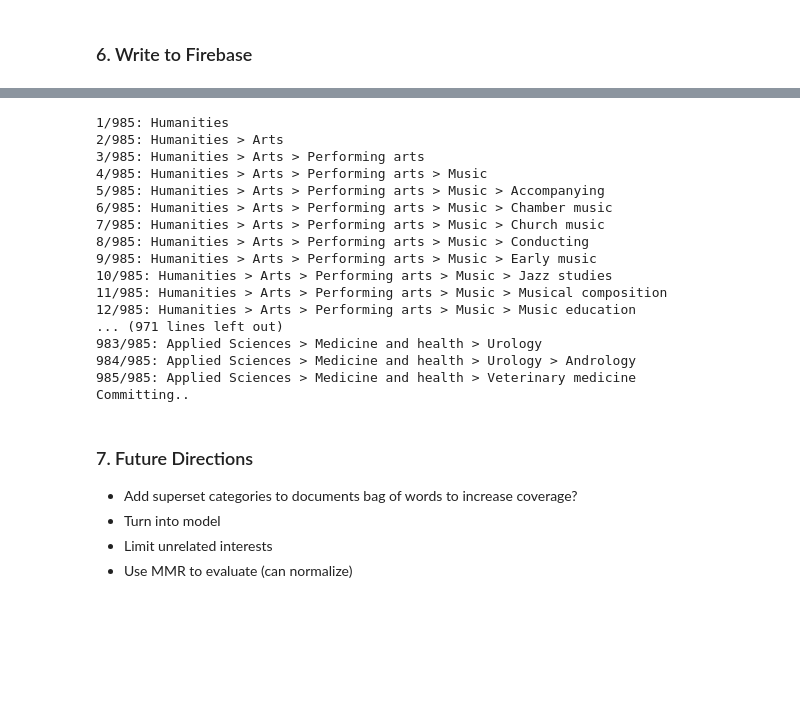
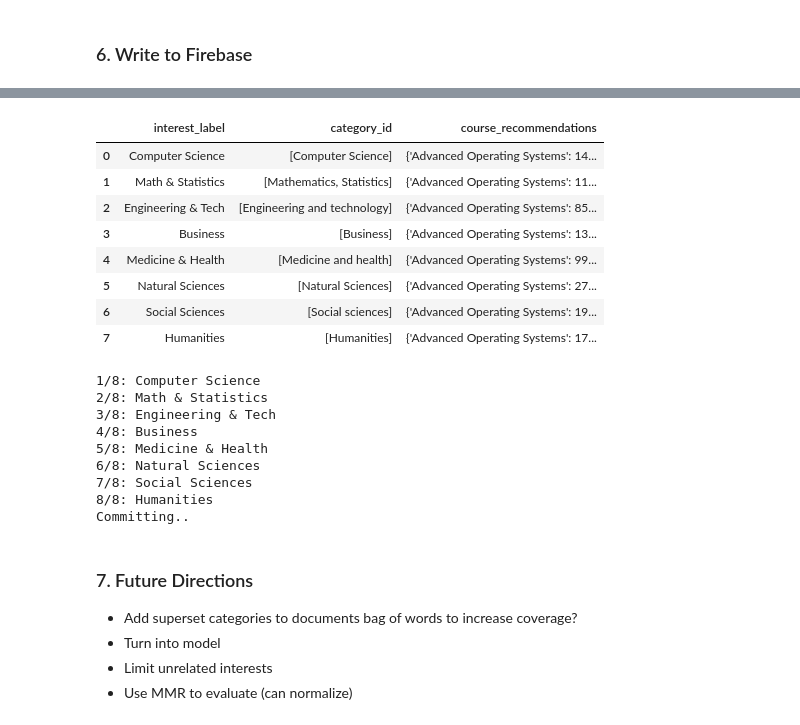
Before and after one commit to cesleem/CourseRec, a Jupyter notebook: notebook/modeling/2.3 - Modeling - content_based_model - Investigate the viability of the Mooney et al. text categorization ML approach.ipynb, the cells around one changed output, grey strips where cells are left out. Cells and saved outputs as stored; diff of their text form; code cells hidden in the pictures; blank space fills up the shorter version.

Commit message:
data flow / minimal state POC, need to make fully functional

```diff
--- a/notebook/modeling/2.3 - Modeling - content_based_model - Investigate the viability of the Mooney et al. text categorization ML approach.ipynb
+++ b/notebook/modeling/2.3 - Modeling - content_based_model - Investigate the viability of the Mooney et al. text categorization ML approach.ipynb
@@ -398,3 +409,44 @@ tempdf = NB_model_recommendations_DF.transpose().join(tempdf.set_index('page_pat
+# %%
+UI_interests = OrderedDict({
+    'Computer Science': {'Formal Sciences':['Computer Science']},
+    'Math & Statistics': {'Formal Sciences':['Mathematics', 'Statistics']},
+    'Engineering & Tech': {'Applied Sciences':['Engineering and technology']},
+    'Business': 'Business',
+    'Medicine & Health': {'Applied Sciences':['Medicine and health']},
+    'Natural Sciences': 'Natural Sciences',
+    'Social Sciences': 'Social sciences',
+    'Humanities': 'Humanities'
+})
+
+worklist = []
+# for i, (key, value) in enumerate(d.items())
+for i, (interest_label, interest_id) in enumerate(UI_interests.items()):
+    if isinstance(interest_id, dict):
+        category_id = list(interest_id.values())[0]
+        tempdf = pd.DataFrame(wiki_page_path_DF.loc[(wiki_page_path_DF.sub_category_h3_2.isin(list(interest_id.values())[0])), 'page_path_label'])
+        course_recommendations = pd.merge(tempdf, NB_model_recommendations_DF.transpose(), left_on='page_path_label', right_index=True).drop(columns=['page_path_label']).mean().to_dict()
+    elif interest_label == 'Business':
+        category_id = [interest_id]
+        tempdf = pd.DataFrame(wiki_page_path_DF.loc[(wiki_page_path_DF.sub_category_h3_2 == interest_id), 'page_path_label'])
+        course_recommendations = pd.merge(tempdf, NB_model_recommendations_DF.transpose(), left_on='page_path_label', right_index=True).drop(columns=['page_path_label']).to_dict('records')[0]
+    else:
+        category_id = [interest_id]
+        course_recommendations = NB_model_recommendations_DF.transpose().loc[category_id[0]].to_dict()
+    #categoryLabel, categoryIDs, course_recommendations:{category:prediction}
+    worklist.append([interest_label, category_id, course_recommendations])
+
+workdf = pd.DataFrame(worklist, columns=['interest_label', 'category_id', 'course_recommendations'])
+workdf
+# %% [output]
+|  | interest_label | category_id | course_recommendations |
+| 0 | Computer Science | [Computer Science] | {'Advanced Operating Systems': 14... |
+| 1 | Math & Statistics | [Mathematics, Statistics] | {'Advanced Operating Systems': 11... |
+| 2 | Engineering & Tech | [Engineering and technology] | {'Advanced Operating Systems': 85... |
+| 3 | Business | [Business] | {'Advanced Operating Systems': 13... |
+| 4 | Medicine & Health | [Medicine and health] | {'Advanced Operating Systems': 99... |
+| 5 | Natural Sciences | [Natural Sciences] | {'Advanced Operating Systems': 27... |
+| 6 | Social Sciences | [Social sciences] | {'Advanced Operating Systems': 19... |
+| 7 | Humanities | [Humanities] | {'Advanced Operating Systems': 17... |
 # %%
 # Some help from: https://medium.com/@hmurari/cloud-firestore-batch-transactions-how-to-migrate-a-large-amounts-of-data-336e61efbe7c
 # Use the application default credentials
@@ -408,12 +460,12 @@ db = firestore.client()
 recommendations_collection = db.collection(u'recommendations')
 
 #for batching
-total = len(NB_model_recommendations_DF.transpose())
+total = len(workdf)
 counter = 0
 
 # Start a batch
 batch = db.batch()
-for idx, record in NB_model_recommendations_DF.transpose().iterrows():
+for idx, record in workdf.iterrows():
     # Commit the batch at every 500th record.
     if counter % 500 == 0:
         if counter > 0:
@@ -423,14 +475,14 @@ for idx, record in NB_model_recommendations_DF.transpose().iterrows():
         # Start a new batch for the next iteration.
         batch = db.batch()
     counter += 1
-    print(str(counter) + str('/') + str(total) + ': ' + str(record.name))
-    record_id = wiki_page_path_DF[wiki_page_path_DF['page_path_label'] == record.name].page_id.values[0]
+    print(str(counter) + str('/') + str(total) + ': ' + str(record.interest_label))
+    record_id = record.interest_label
     record_ref = recommendations_collection.document(str(record_id))
     # Include current record in batch
     batch.set(record_ref,
         {
-            "Interest": record.name,
-            "Course Recommendations": record.to_dict()
+            "categoryLabel": record.interest_label,
+            "courseRecommendations": record.course_recommendations
     })
 
 # Include current record in batch
@@ -438,22 +490,14 @@ if counter % 500 != 0:
     print('Committing..')
     batch.commit()
 # %% [output]
-1/985: Humanities
-2/985: Humanities > Arts
-3/985: Humanities > Arts > Performing arts
-4/985: Humanities > Arts > Performing arts > Music
-5/985: Humanities > Arts > Performing arts > Music > Accompanying
-6/985: Humanities > Arts > Performing arts > Music > Chamber music
-7/985: Humanities > Arts > Performing arts > Music > Church music
-8/985: Humanities > Arts > Performing arts > Music > Conducting
-9/985: Humanities > Arts > Performing arts > Music > Early music
-10/985: Humanities > Arts > Performing arts > Music > Jazz studies
-11/985: Humanities > Arts > Performing arts > Music > Musical composition
-12/985: Humanities > Arts > Performing arts > Music > Music education
-... (971 lines left out)
-983/985: Applied Sciences > Medicine and health > Urology
-984/985: Applied Sciences > Medicine and health > Urology > Andrology
-985/985: Applied Sciences > Medicine and health > Veterinary medicine
+1/8: Computer Science
+2/8: Math & Statistics
+3/8: Engineering & Tech
+4/8: Business
+5/8: Medicine & Health
+6/8: Natural Sciences
+7/8: Social Sciences
+8/8: Humanities
 Committing..
 # %% [markdown]
 ### 7. Future Directions
```
Also changed, not shown: parts of 2 cells of this notebook, 10 other files.
